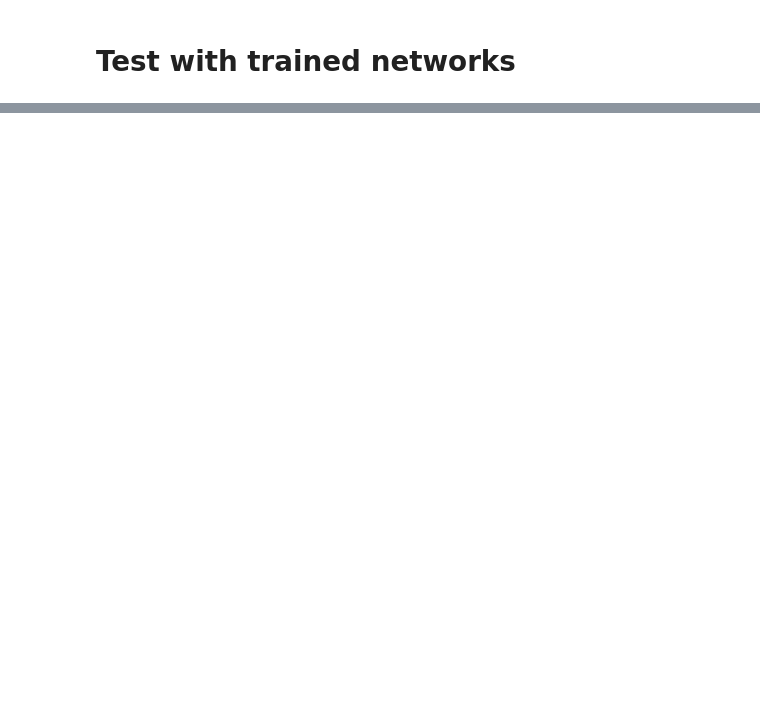
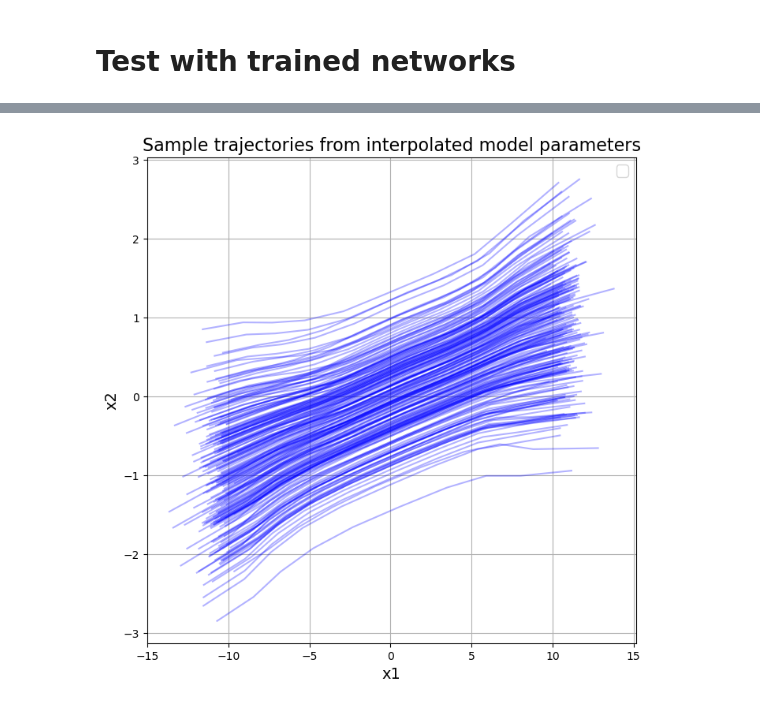
Before and after one commit to SebasGutHdz/PDPO_jax, a Jupyter notebook: pdpo/spline/test_interpolation.ipynb, the cells around one changed output, grey strips where cells are left out. Drawn from its saved outputs; the diff is of its cells as text; code cells hidden in the pictures; blank space fills up the shorter version.

```diff
--- a/pdpo/spline/test_interpolation.ipynb
+++ b/pdpo/spline/test_interpolation.ipynb
@@ -179,5 +100,6 @@ state1 = model_params1['model_state']
 
 bds = [state0, state1]
 # %%
-t_controls = jnp.linspace(0,1,5)
-s_query = jnp.linspace(0,1,20)
+num_control_points = 3
+t_controls = jnp.linspace(0,1,num_control_points)
+s_query = jnp.linspace(0,1,10)
@@ -256,0 +108,14 @@ grads = grad_fn(control_points, t_controls, s_query, vf, source_data)
+# %%
+spline,t_controls = Assemble_spline(
+    theta0 = state0,
+    theta1 = state1,
+    type_arch = 'mlp',
+    arch = args_arch,
+    data0= model_params0['data_config']['target_type'],
+    data1= model_params1['data_config']['target_type'],
+    number_of_knots= num_control_points,
+    spline_type= 'linear',
+    device= 'gpu:0',
+    prior_dist= model_params0['data_config']['source_type'],
+    p= 2
+)
@@ -256,0 +129,21 @@ grads = grad_fn(control_points, t_controls, s_query, vf, source_data)
+# %%
+sample_trajectory = gen_sample_trajectory(
+    spline_state=spline,
+    key=jrandom.PRNGKey(0),
+    num_samples=1000,
+    t_traj=s_query,
+    solver=MidpointSolver,
+)
+# %%
+fig = plt.figure(figsize=(8, 8))
+
+for i in range(0,len(sample_trajectory),5):
+    plt.plot(sample_trajectory[i,:,0],sample_trajectory[i,:,1],'b-',alpha=0.3)
+plt.title('Sample trajectories from interpolated model parameters',fontsize=16)
+plt.legend(fontsize=14)
+plt.xlabel('x1',fontsize=14)
+plt.ylabel('x2',fontsize=14)
+plt.grid()
+plt.show()
+# %% [output]
+[figure, added]
```
Also changed, not shown: parts of 17 cells of this notebook, 12 other files.
